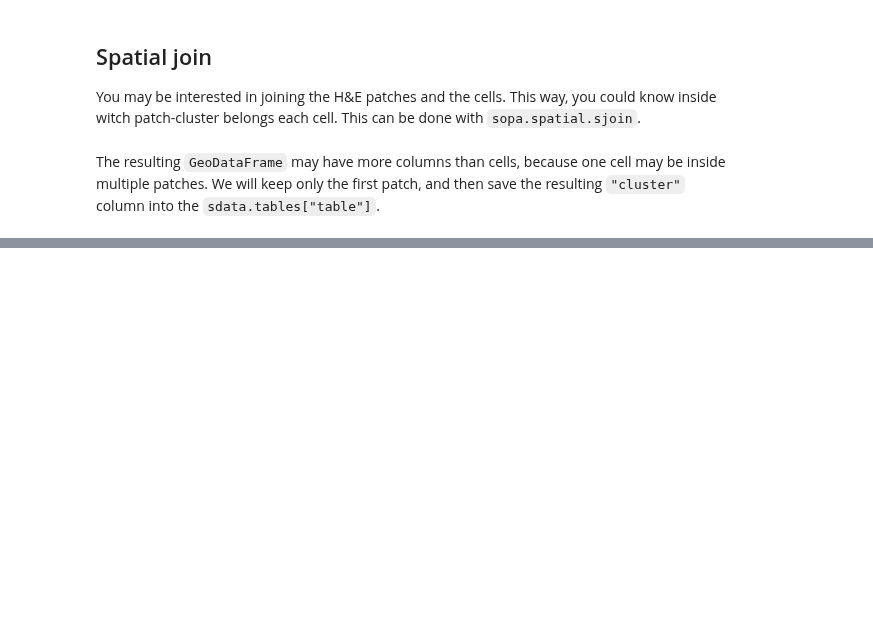
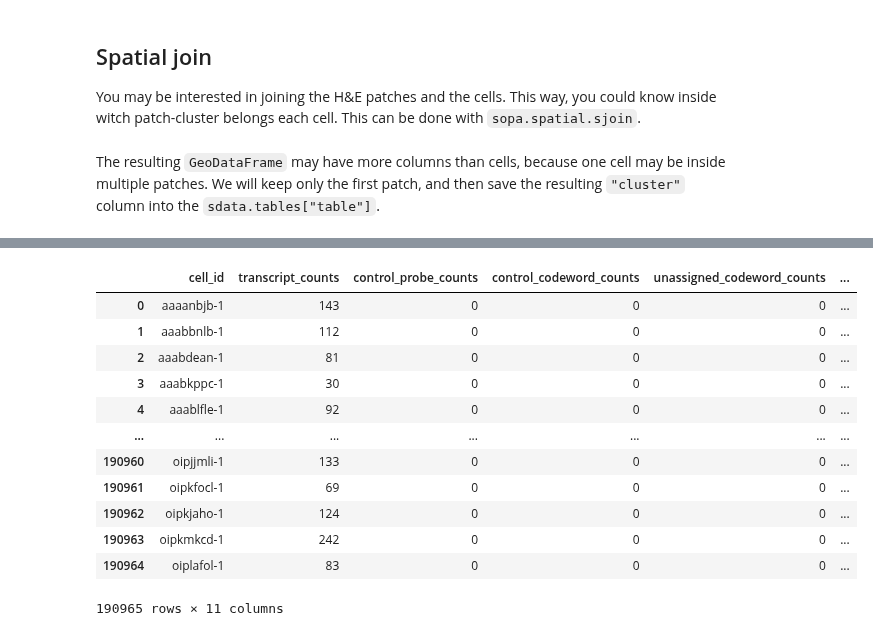
Before and after one commit to gustaveroussy/sopa, a Jupyter notebook: docs/tutorials/he.ipynb, the cells around one changed output, grey strips where cells are left out. Drawn from its saved outputs; the diff is of its cells as text; code cells hidden in the pictures; blank space fills up the shorter version.

```diff
--- a/docs/tutorials/he.ipynb
+++ b/docs/tutorials/he.ipynb
@@ -118,0 +153,16 @@ sdata.pl.render_shapes("cell_boundaries", color="cluster").pl.show("global")
+# %%
+sdata["table"].obs
+# %% [output]
+|  | cell_id | transcript_counts | control_probe_counts | control_codeword_counts | unassigned_codeword_counts | ... |
+| 0 | aaaanbjb-1 | 143 | 0 | 0 | 0 | ... |
+| 1 | aaabbnlb-1 | 112 | 0 | 0 | 0 | ... |
+| 2 | aaabdean-1 | 81 | 0 | 0 | 0 | ... |
+| 3 | aaabkppc-1 | 30 | 0 | 0 | 0 | ... |
+| 4 | aaablfle-1 | 92 | 0 | 0 | 0 | ... |
+| ... | ... | ... | ... | ... | ... | ... |
+| 190960 | oipjjmli-1 | 133 | 0 | 0 | 0 | ... |
+| 190961 | oipkfocl-1 | 69 | 0 | 0 | 0 | ... |
+| 190962 | oipkjaho-1 | 124 | 0 | 0 | 0 | ... |
+| 190963 | oipkmkcd-1 | 242 | 0 | 0 | 0 | ... |
+| 190964 | oiplafol-1 | 83 | 0 | 0 | 0 | ... |
+190965 rows × 11 columns
```
Also changed, not shown: parts of 29 cells of this notebook, 9 other files.
